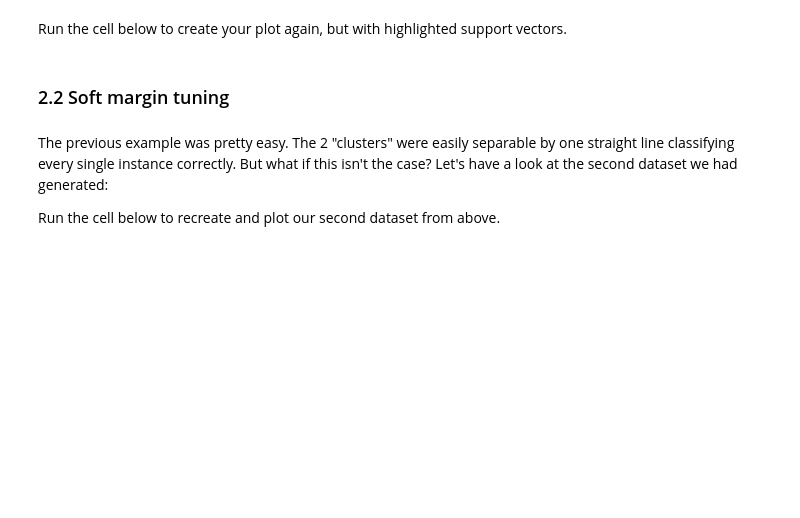
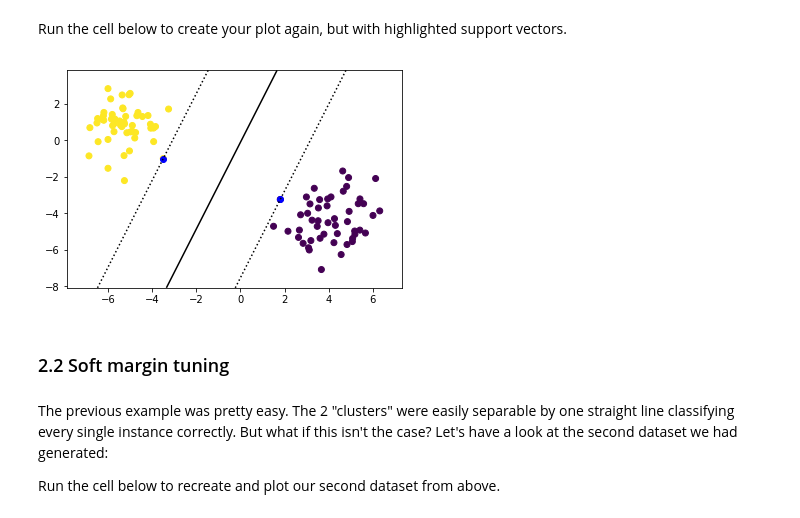
Before and after one commit to slieb74/ds-support-vector-machines-lab-nyc-career-ds-062518, a Jupyter notebook: index.ipynb, the cells around one changed output. Saved outputs shown, nothing was run; the diff lists cells and outputs as text; code cells hidden in the pictures; blank space fills up the shorter version.

```diff
--- a/index.ipynb
+++ b/index.ipynb
@@ -106,11 +123,13 @@ The coordinates of the support vectors can be found in the `support_vectors_` at
 # %% [markdown]
 Run the cell below to create your plot again, but with highlighted support vectors.
 # %%
-# plt.scatter(X1, X2, c = y)
-# axes = plt.gca()
-# axes.contour(X1_C, X2_C, df, colors= "black", levels= [-1, 0, 1], linestyles=[':', '-', ':'])
-# axes.scatter(clf.support_vectors_[:, 0], clf.support_vectors_[:, 1], facecolors='blue')
-# plt.show()
+plt.scatter(X1, X2, c = y)
+axes = plt.gca()
+axes.contour(X1_C, X2_C, df, colors= "black", levels= [-1, 0, 1], linestyles=[':', '-', ':'])
+axes.scatter(clf.support_vectors_[:, 0], clf.support_vectors_[:, 1], facecolors='blue')
+plt.show()
+# %% [output]
+[figure, added]
 # %% [markdown]
 ### 2.2 Soft margin tuning
 # %% [markdown]
```
Also changed, not shown: parts of 20 cells of this notebook.
